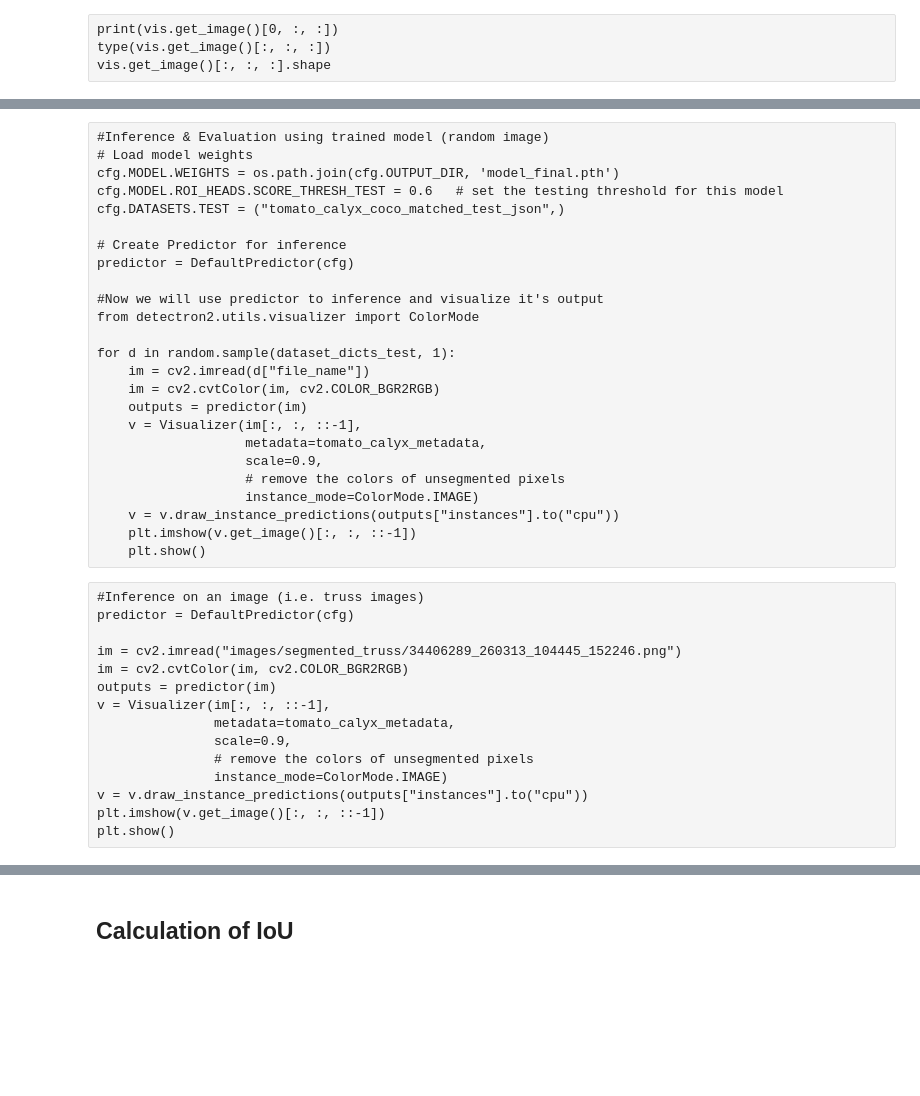
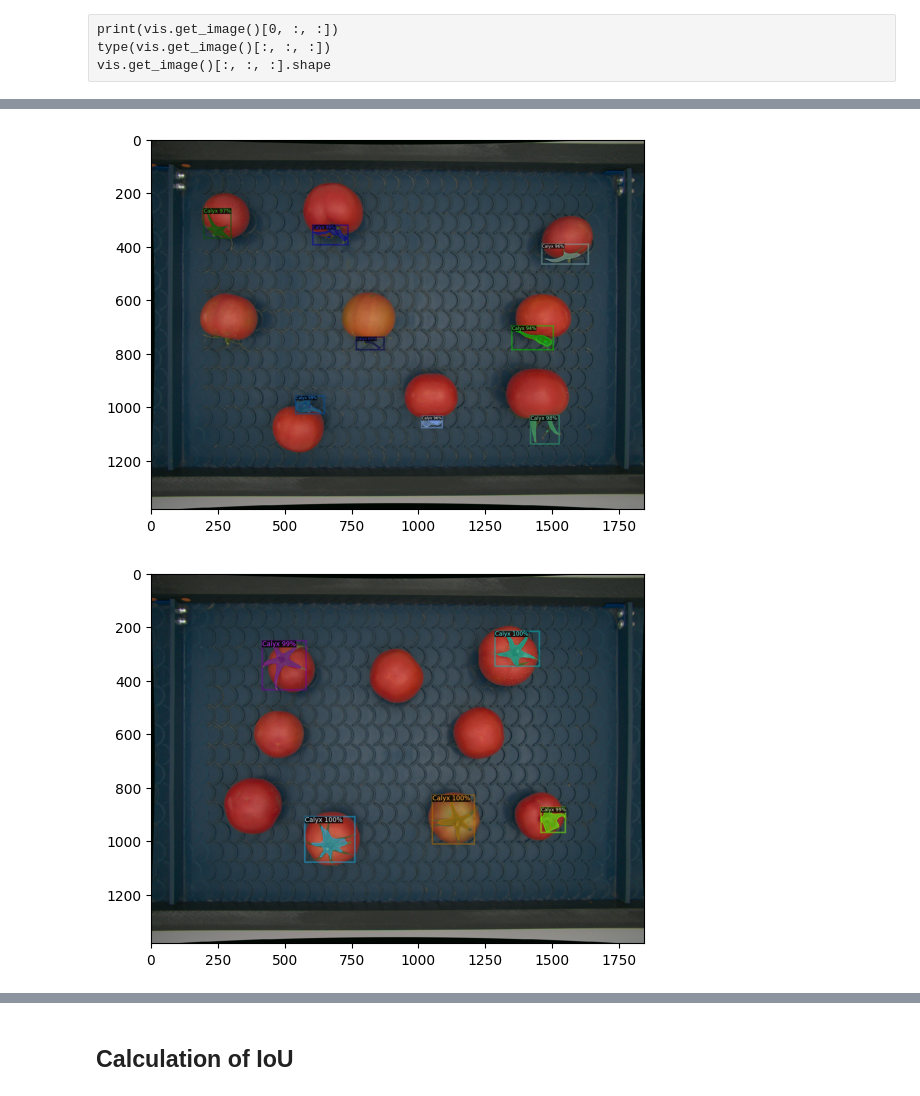
Before and after one commit to jose-agustin/detectron2, a Jupyter notebook: model_train.ipynb, the cells around one changed output, grey strips where cells are left out. Drawn from its saved outputs; the diff is of its cells as text; code cells hidden in the pictures; blank space fills up the shorter version.

```diff
--- a/model_train.ipynb
+++ b/model_train.ipynb
@@ -158,40 +107,26 @@ WARNING [10/14 11:05:24 d2.engine.defaults]: No evaluator found. Use `DefaultTra
-# %% [raw]
-#Inference & Evaluation using trained model (random image)
-# Load model weights
-cfg.MODEL.WEIGHTS = os.path.join(cfg.OUTPUT_DIR, 'model_final.pth')
-cfg.MODEL.ROI_HEADS.SCORE_THRESH_TEST = 0.6   # set the testing threshold for this model
-cfg.DATASETS.TEST = ("tomato_calyx_coco_matched_test_json",)
-
-# Create Predictor for inference
-predictor = DefaultPredictor(cfg)
-
-#Now we will use predictor to inference and visualize it's output
-from detectron2.utils.visualizer import ColorMode
-
-for d in random.sample(dataset_dicts_test, 1):
-    im = cv2.imread(d["file_name"])
-    im = cv2.cvtColor(im, cv2.COLOR_BGR2RGB)
-    outputs = predictor(im)
-    v = Visualizer(im[:, :, ::-1],
-                   metadata=tomato_calyx_metadata,
-                   scale=0.9,
-                   # remove the colors of unsegmented pixels
-                   instance_mode=ColorMode.IMAGE)
-    v = v.draw_instance_predictions(outputs["instances"].to("cpu"))
-    plt.imshow(v.get_image()[:, :, ::-1])
-    plt.show()
-# %% [raw]
-#Inference on an image (i.e. truss images)
-predictor = DefaultPredictor(cfg)
-
-im = cv2.imread("images/segmented_truss/34406289_260313_104445_152246.png")
-im = cv2.cvtColor(im, cv2.COLOR_BGR2RGB)
-outputs = predictor(im)
-v = Visualizer(im[:, :, ::-1],
-               metadata=tomato_calyx_metadata,
-               scale=0.9,
-               # remove the colors of unsegmented pixels
-               instance_mode=ColorMode.IMAGE)
-v = v.draw_instance_predictions(outputs["instances"].to("cpu"))
-plt.imshow(v.get_image()[:, :, ::-1])
-plt.show()
+# %%
+#Inference & Evaluation using trained model (random image)
+# Load model weights
+cfg.MODEL.WEIGHTS = os.path.join(cfg.OUTPUT_DIR, 'model_final.pth')
+cfg.MODEL.ROI_HEADS.SCORE_THRESH_TEST = 0.6   # set the testing threshold for this model
+cfg.DATASETS.TEST = ("tomato_calyx_coco_matched_test_json",)
+
+# Create Predictor for inference
+predictor = DefaultPredictor(cfg)
+
+#Now we will use predictor to inference and visualize it's output
+from detectron2.utils.visualizer import ColorMode
+
+for d in random.sample(dataset_dicts_test, 3):
+    im = cv2.imread(d["file_name"])
+    im = cv2.cvtColor(im, cv2.COLOR_BGR2RGB)
+    outputs = predictor(im)
+    v = Visualizer(im[:, :, ::-1],
+                   metadata=tomato_calyx_metadata,
+                   scale=0.9,
+                   # remove the colors of unsegmented pixels
+                   instance_mode=ColorMode.IMAGE)
+    v = v.draw_instance_predictions(outputs["instances"].to("cpu"))
+    plt.imshow(v.get_image()[:, :, ::-1])
+    plt.show()
+# %% [output]
@@ -197,0 +134,2 @@ plt.show()
+[figure, added]
+[figure, added]
```
Also changed, not shown: parts of 23 cells of this notebook.
